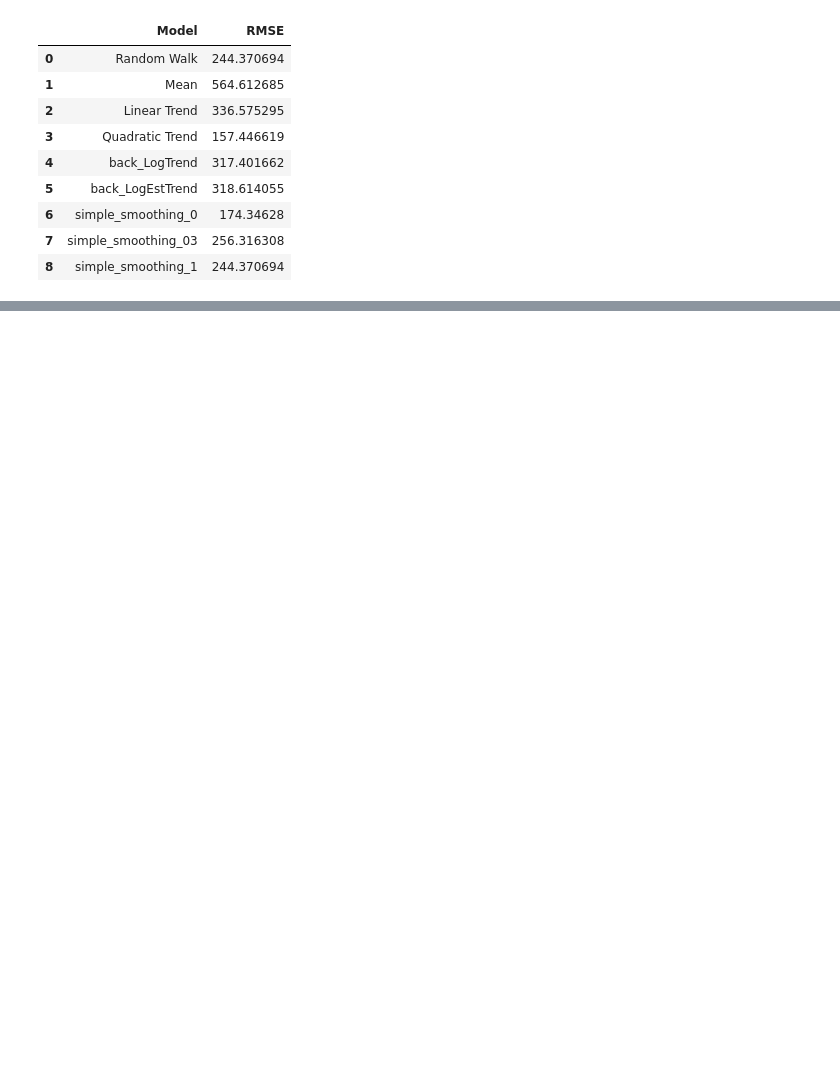
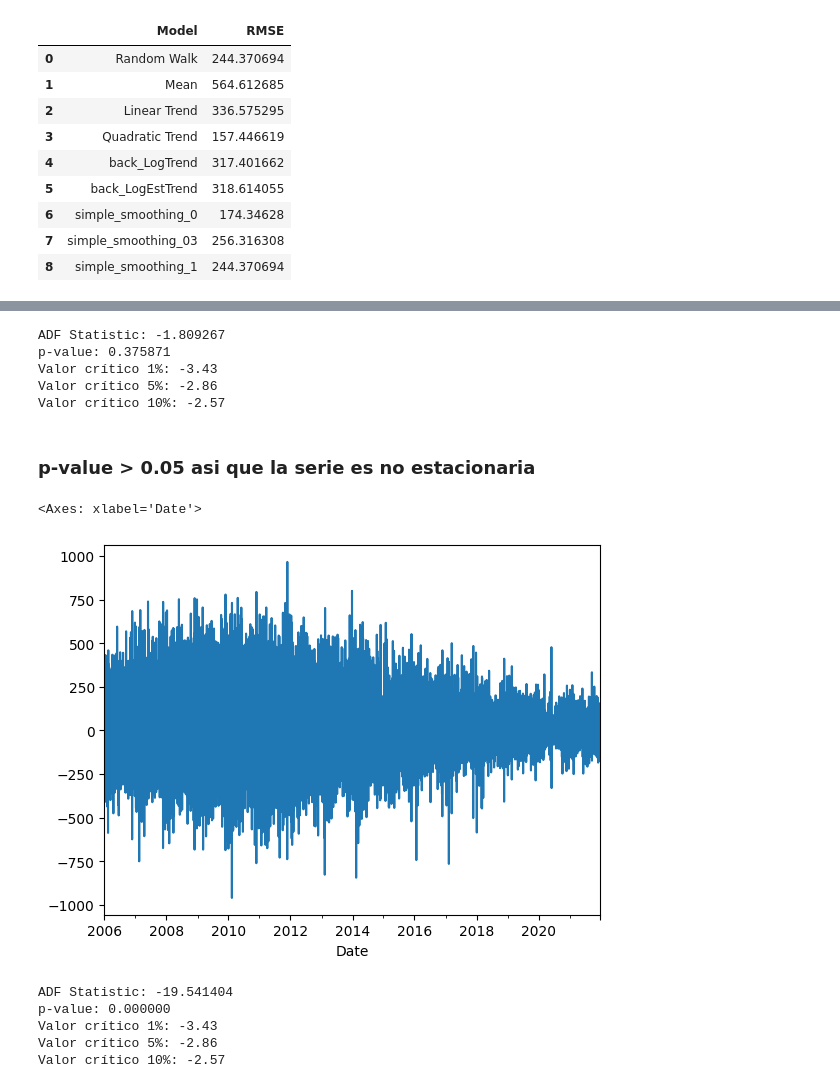
Before and after one commit to matiascapurroriver/predictivoAvanzado, a Jupyter notebook: ST.ipynb, the cells around one changed output, grey strips where cells are left out. Saved outputs shown, nothing was run; the diff lists cells and outputs as text; code cells hidden in the pictures; blank space fills up the shorter version.

```diff
--- a/ST.ipynb
+++ b/ST.ipynb
@@ -525,0 +538,33 @@ df_results
+# %%
+series = df_dia['CASE_COUNT']
+# %%
+from statsmodels.tsa.stattools import adfuller
+
+result = adfuller(series);
+print('ADF Statistic: %f' % result[0]); print('p-value: %f' % result[1])
+for key, value in  result[4].items():
+    print('Valor crítico %s: %.2f' % (key,value))
+# %% [output]
+ADF Statistic: -1.809267
+p-value: 0.375871
+Valor crítico 1%: -3.43
+Valor crítico 5%: -2.86
+Valor crítico 10%: -2.57
+# %% [markdown]
+### p-value > 0.05 asi que la serie es no estacionaria
+# %%
+series.diff().plot()
+# %% [output]
+<Axes: xlabel='Date'>
+[figure, added]
+# %%
+result = adfuller(series.diff()[1:]); print('ADF Statistic: %f' % result[0]);
+print('p-value: %f' % result[1])
+for key, value in  result[4].items():
+    print('Valor crítico %s: %.2f' % (key,value))
+# %% [output]
+ADF Statistic: -19.541404
+p-value: 0.000000
+Valor crítico 1%: -3.43
+Valor crítico 5%: -2.86
+Valor crítico 10%: -2.57
```
Also changed, not shown: parts of 19 cells of this notebook.
